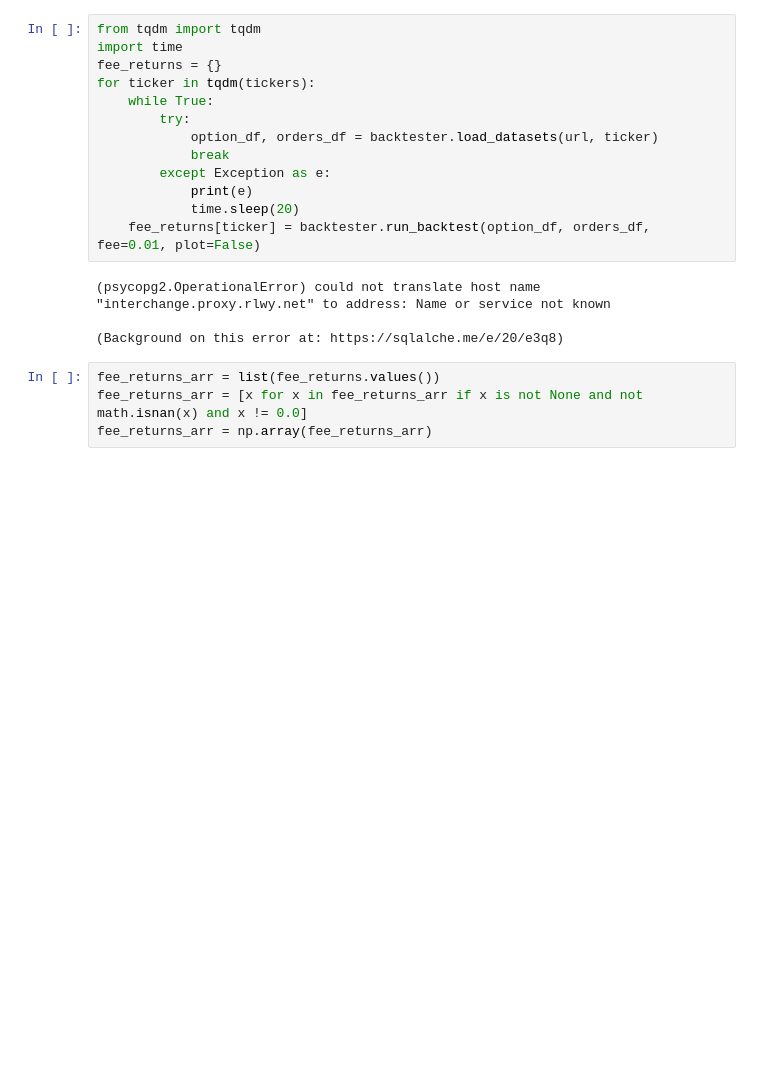
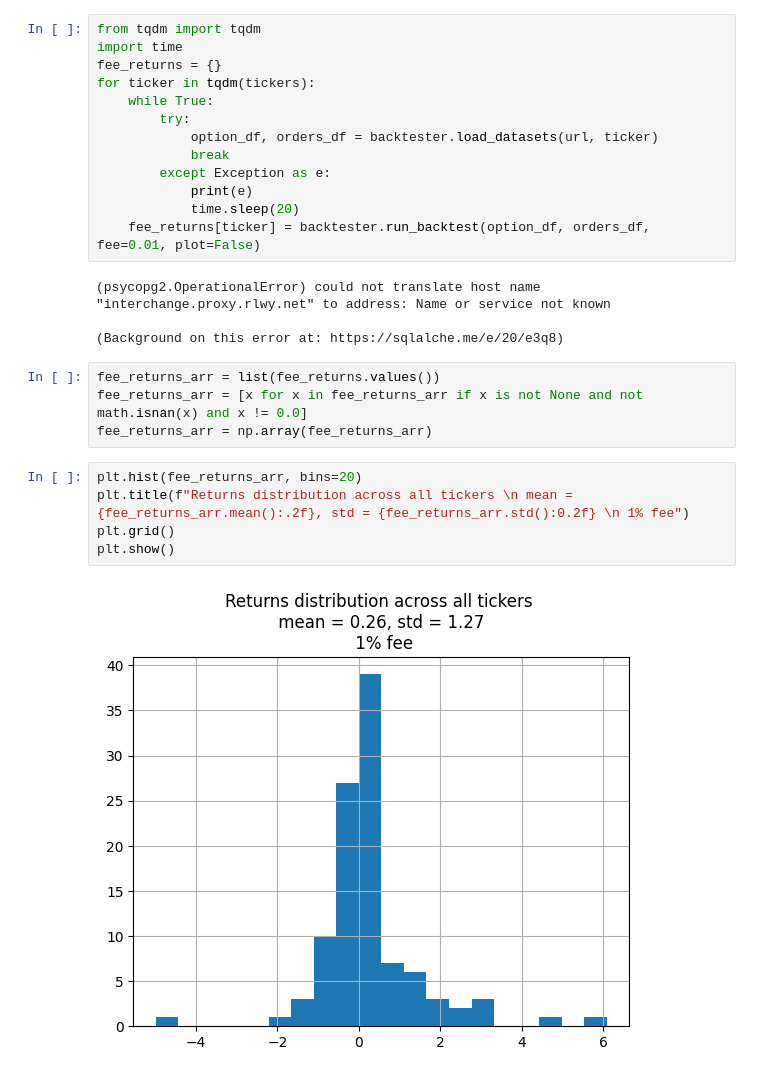
Before and after one commit to SigmaFlowX/Options-Market-Making, a Jupyter notebook: notebooks/backtests.ipynb, the cells around one changed output. Drawn from its saved outputs; the diff is of its cells as text; blank space fills up the shorter version.

Commit message:
added returns hist

```diff
--- a/notebooks/backtests.ipynb
+++ b/notebooks/backtests.ipynb
@@ -78,3 +78,10 @@ for ticker in tqdm(tickers):
 fee_returns_arr = list(fee_returns.values())
 fee_returns_arr = [x for x in fee_returns_arr if x is not None and not math.isnan(x) and x != 0.0]
 fee_returns_arr = np.array(fee_returns_arr)
+# %%
+plt.hist(fee_returns_arr, bins=20)
+plt.title(f"Returns distribution across all tickers \n mean = {fee_returns_arr.mean():.2f}, std = {fee_returns_arr.std():0.2f} \n 1% fee")
+plt.grid()
+plt.show()
+# %% [output]
+[figure, added]
```
